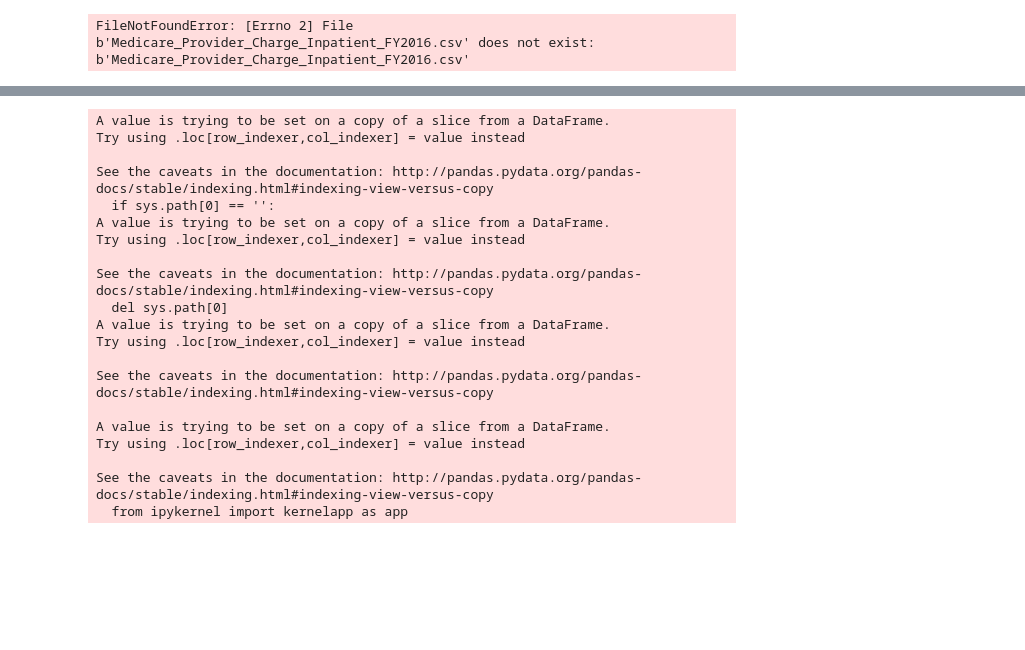
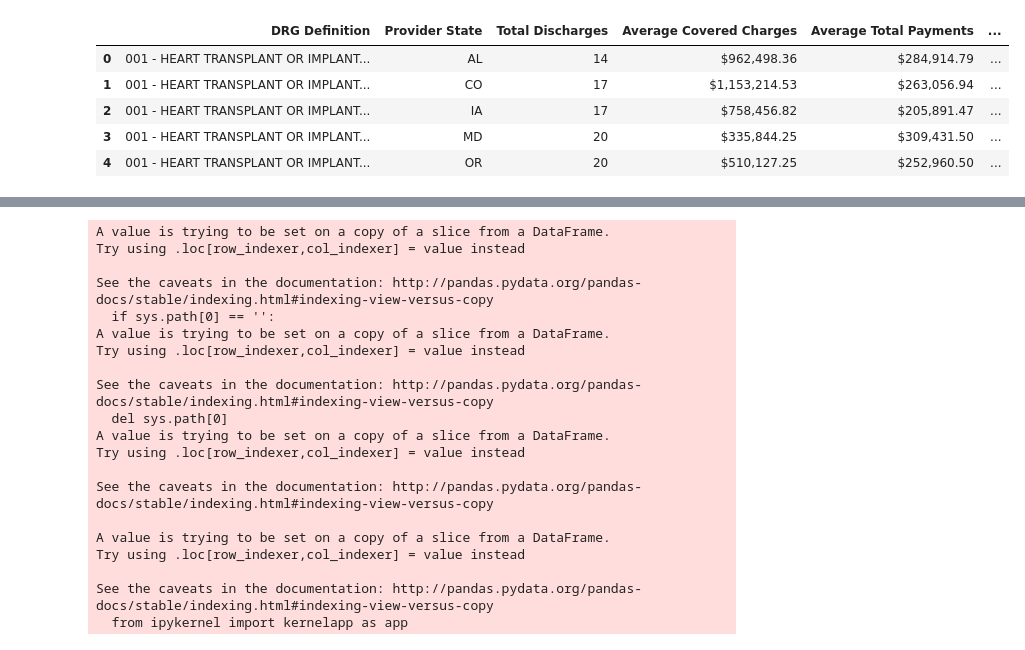
Before and after one commit to nilamroy2/Group6_Project_1, a Jupyter notebook: vasudha_project/group6_starter_code_vasudha.ipynb, the cells around one changed output, grey strips where cells are left out. Saved outputs shown, nothing was run; the diff lists cells and outputs as text; code cells hidden in the pictures; blank space fills up the shorter version.

```diff
--- a/vasudha_project/group6_starter_code_vasudha.ipynb
+++ b/vasudha_project/group6_starter_code_vasudha.ipynb
@@ -1,14 +1,19 @@
 # %%
 import pandas as pd
 import numpy as np
 import matplotlib.pyplot as plt
 
-df_provider = pd.read_csv("Medicare_Provider_Charge_Inpatient_FY2016.csv")
+df_provider = pd.read_csv("Resources/Medicare_Provider_Charge_Inpatient_FY2016.csv")
 df = pd.read_csv("Resources/2016_statedata.csv")
 
 df.head()
 # %% [output]
-FileNotFoundError: [Errno 2] File b'Medicare_Provider_Charge_Inpatient_FY2016.csv' does not exist: b'Medicare_Provider_Charge_Inpatient_FY2016.csv'
+|  | DRG Definition | Provider State | Total Discharges | Average Covered Charges | Average Total Payments | ... |
+| 0 | 001 - HEART TRANSPLANT OR IMPLANT... | AL | 14 | $962,498.36 | $284,914.79 | ... |
+| 1 | 001 - HEART TRANSPLANT OR IMPLANT... | CO | 17 | $1,153,214.53 | $263,056.94 | ... |
+| 2 | 001 - HEART TRANSPLANT OR IMPLANT... | IA | 17 | $758,456.82 | $205,891.47 | ... |
+| 3 | 001 - HEART TRANSPLANT OR IMPLANT... | MD | 20 | $335,844.25 | $309,431.50 | ... |
+| 4 | 001 - HEART TRANSPLANT OR IMPLANT... | OR | 20 | $510,127.25 | $252,960.50 | ... |
 # %%
 df_renamed = df.rename(columns={'DRG Definition':'Diagnosis',
                                'Provider State':'State',
```
Also changed, not shown: parts of 3 cells of this notebook, 1 other file.
